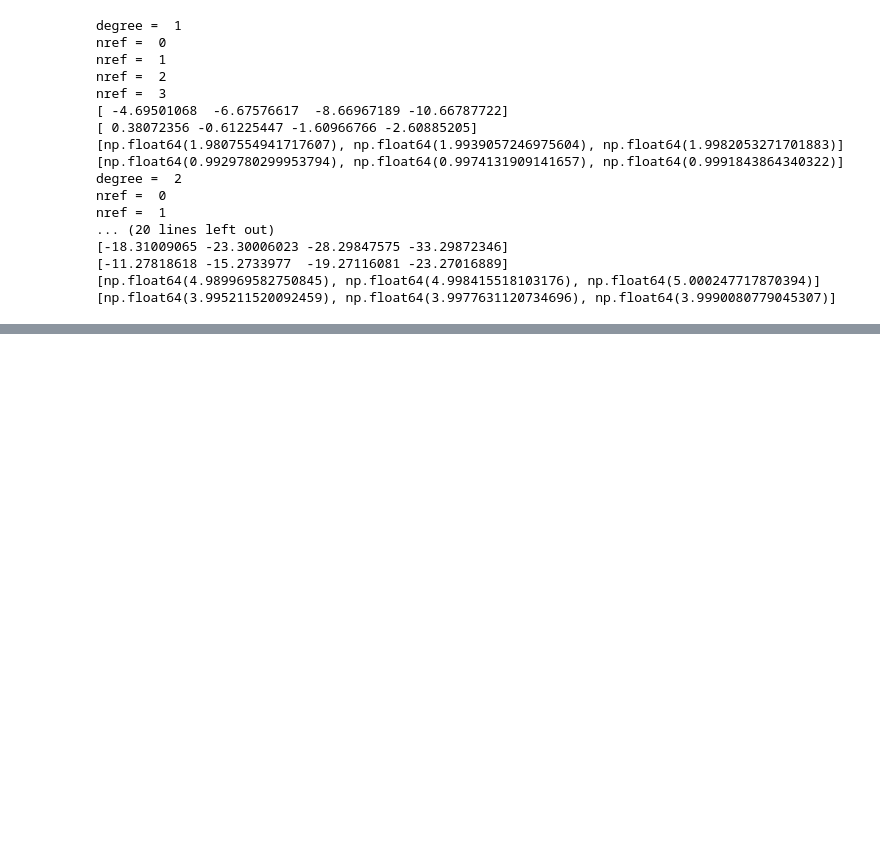
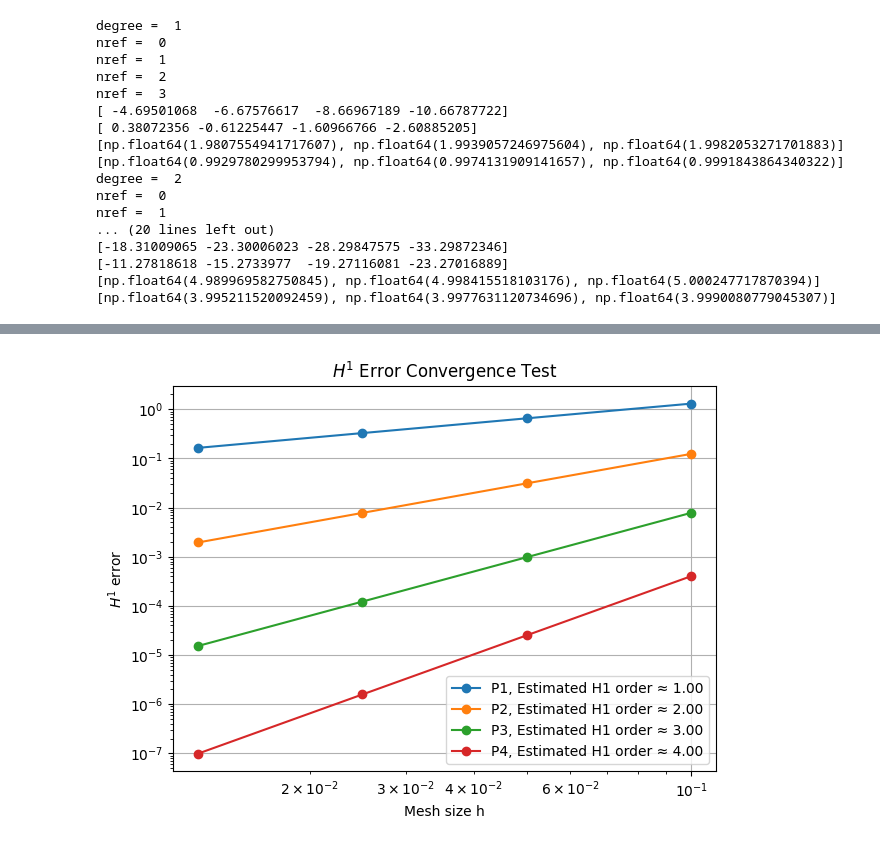
Before and after one commit to charlotte02042003-pixel/MSc_Project_new, a Jupyter notebook: half_triangle_half_quad.ipynb, the cells around one changed output, grey strips where cells are left out. Saved outputs shown, nothing was run; the diff lists cells and outputs as text; code cells hidden in the pictures; blank space fills up the shorter version.

```diff
--- a/half_triangle_half_quad.ipynb
+++ b/half_triangle_half_quad.ipynb
@@ -126,0 +209,21 @@ nref =  1
+# %%
+plt.figure(figsize=(7, 5))
+
+for degree, results in all_results.items():
+    plt.loglog(
+        results["h"],
+        results["H1"],
+        marker="o",
+        label=f"P{degree}, Estimated H1 order ≈ "
+              f"{results['H1_rates'][-1]:.2f}"
+    )
+
+plt.xlabel("Mesh size h")
+plt.ylabel(r"$H^1$ error")
+plt.title(r"$H^1$ Error Convergence Test")
+plt.grid(True, which="major")
+plt.legend()
+plt.savefig("H1_convergence.png")
+plt.show()
+# %% [output]
+[figure, added]
```
Also changed, not shown: parts of 3 cells of this notebook.
